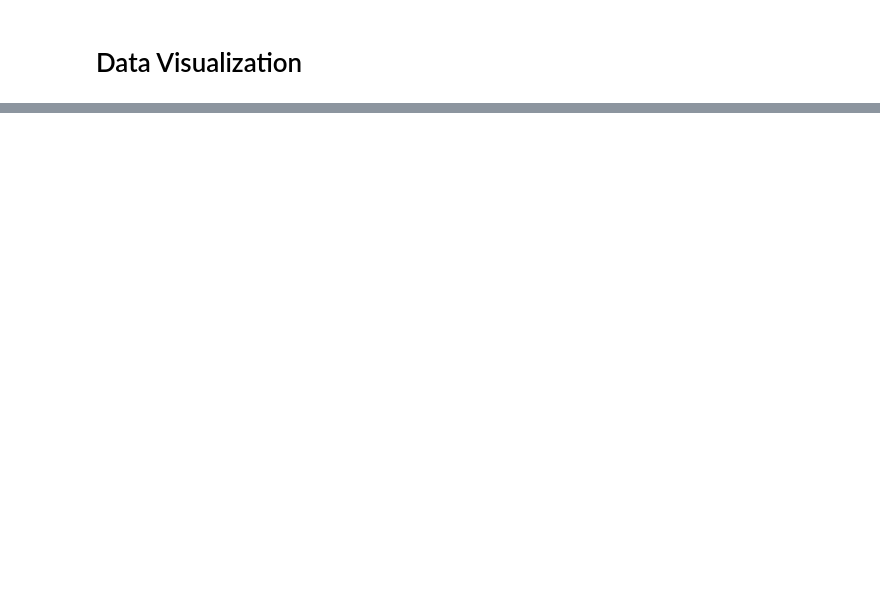
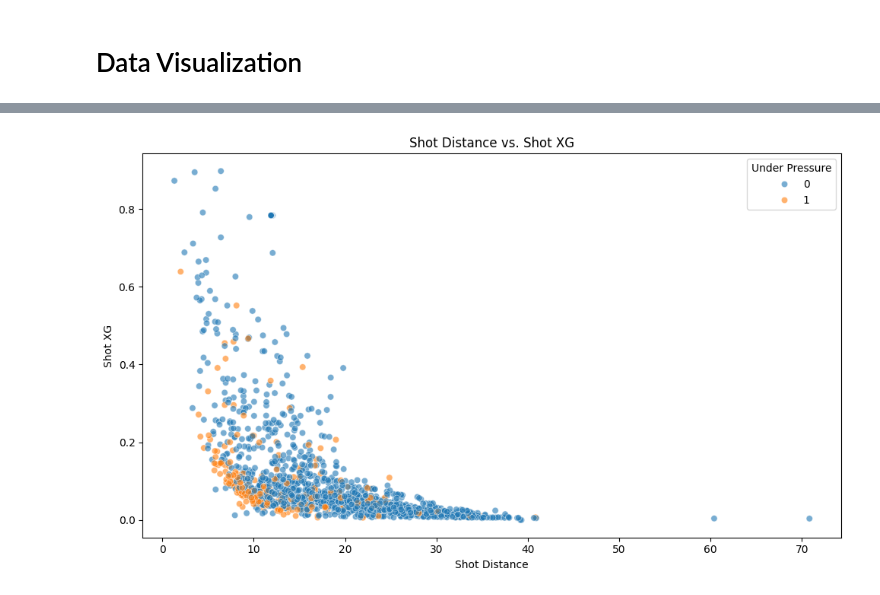
Before and after one commit to Clarkey33/Soccer-xG-Analytics-Model, a Jupyter notebook: notebooks/xG_model_data_prep.ipynb, the cells around one changed output, grey strips where cells are left out. Saved outputs shown, nothing was run; the diff lists cells and outputs as text; code cells hidden in the pictures; blank space fills up the shorter version.

```diff
--- a/notebooks/xG_model_data_prep.ipynb
+++ b/notebooks/xG_model_data_prep.ipynb
@@ -230,12 +505,14 @@ plt.tight_layout()
 # %%
 #4. Scatter Plot: Shot Distance vs. Shot XG
 plt.figure(figsize=(10, 6))
-sns.scatterplot(data=df_xg, x='shot_distance', y='shot_xg', hue='under_pressure', alpha=0.6)
+sns.scatterplot(data=df_xg_processed, x='shot_distance', y='shot_xg', hue='under_pressure', alpha=0.6)
 plt.title('Shot Distance vs. Shot XG')
 plt.xlabel('Shot Distance')
 plt.ylabel('Shot XG')
 plt.legend(title='Under Pressure')
 plt.tight_layout()
+# %% [output]
+[figure, added]
 # %%
 def draw_pitch(ax=None, pitch_length=120, pitch_width=80):
     """Function to draw a football pitch with specified dimensions."""
```
Also changed, not shown: parts of 33 cells of this notebook, 1 other file.
